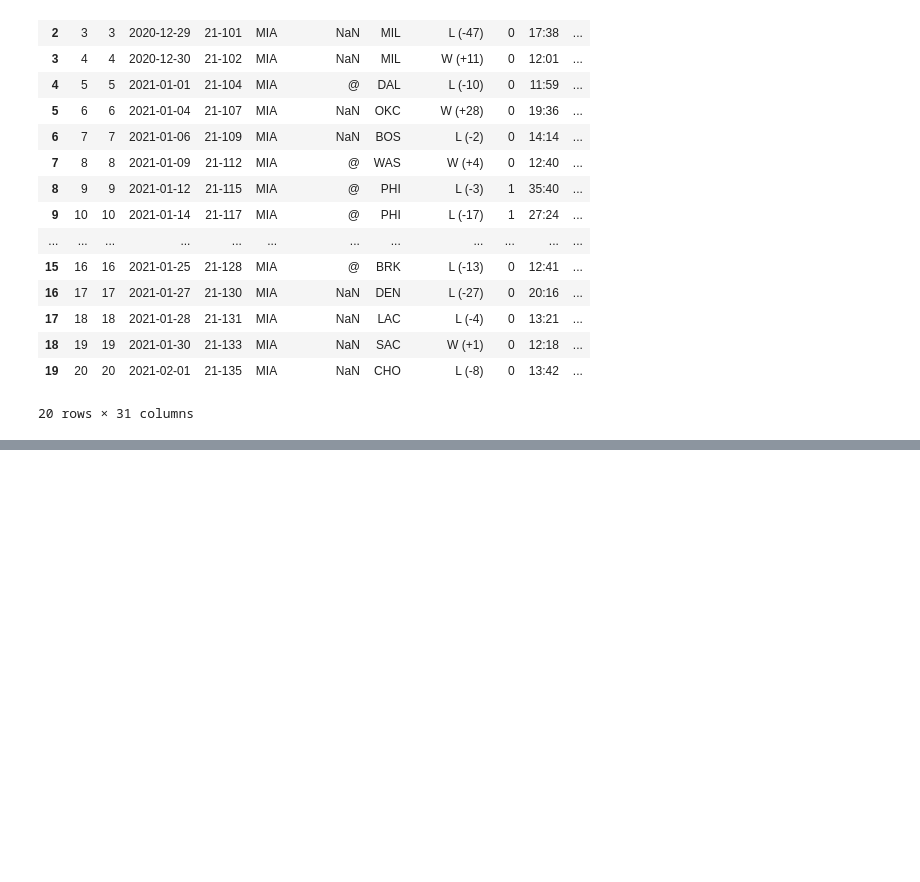
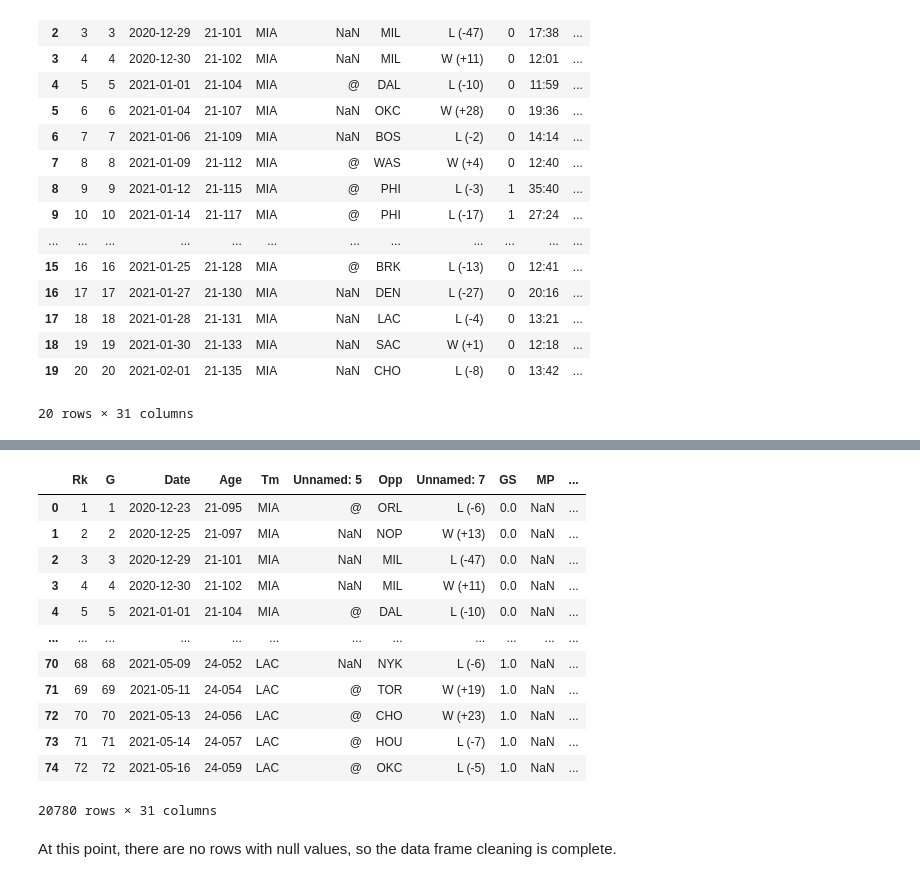
Before and after one commit to MatthewPersonius/ImportingBasketballReference, a Jupyter notebook: Every_Stat_Every_Player_Every_Game.ipynb, the cells around one changed output, grey strips where cells are left out. Cells and saved outputs as stored; diff of their text form; code cells hidden in the pictures; blank space fills up the shorter version.

```diff
--- a/Every_Stat_Every_Player_Every_Game.ipynb
+++ b/Every_Stat_Every_Player_Every_Game.ipynb
@@ -663,0 +668,2 @@ empty_df.to_csv('Every_Stat_Every_Player_Every_Game.csv')
+# %%
+pd.set_option('mode.chained_assignment', None)
@@ -663,0 +693,21 @@ empty_df.to_csv('Every_Stat_Every_Player_Every_Game.csv')
+# %%
+empty_df=empty_df[empty_df["G"].str.contains(" ")==False]
+empty_df=empty_df2[empty_df2["Rk"].str.contains("Rk")==False]
+# %%
+empty_df
+# %% [output]
+|  | Rk | G | Date | Age | Tm | Unnamed: 5 | Opp | Unnamed: 7 | GS | MP | ... |
+| 0 | 1 | 1 | 2020-12-23 | 21-095 | MIA | @ | ORL | L (-6) | 0.0 | NaN | ... |
+| 1 | 2 | 2 | 2020-12-25 | 21-097 | MIA | NaN | NOP | W (+13) | 0.0 | NaN | ... |
+| 2 | 3 | 3 | 2020-12-29 | 21-101 | MIA | NaN | MIL | L (-47) | 0.0 | NaN | ... |
+| 3 | 4 | 4 | 2020-12-30 | 21-102 | MIA | NaN | MIL | W (+11) | 0.0 | NaN | ... |
+| 4 | 5 | 5 | 2021-01-01 | 21-104 | MIA | @ | DAL | L (-10) | 0.0 | NaN | ... |
+| ... | ... | ... | ... | ... | ... | ... | ... | ... | ... | ... | ... |
+| 70 | 68 | 68 | 2021-05-09 | 24-052 | LAC | NaN | NYK | L (-6) | 1.0 | NaN | ... |
+| 71 | 69 | 69 | 2021-05-11 | 24-054 | LAC | @ | TOR | W (+19) | 1.0 | NaN | ... |
+| 72 | 70 | 70 | 2021-05-13 | 24-056 | LAC | @ | CHO | W (+23) | 1.0 | NaN | ... |
+| 73 | 71 | 71 | 2021-05-14 | 24-057 | LAC | @ | HOU | L (-7) | 1.0 | NaN | ... |
+| 74 | 72 | 72 | 2021-05-16 | 24-059 | LAC | @ | OKC | L (-5) | 1.0 | NaN | ... |
+20780 rows × 31 columns
+# %% [markdown]
+At this point, there are no rows with null values, so the data frame cleaning is complete.
```
Also changed, not shown: parts of 4 cells of this notebook.
